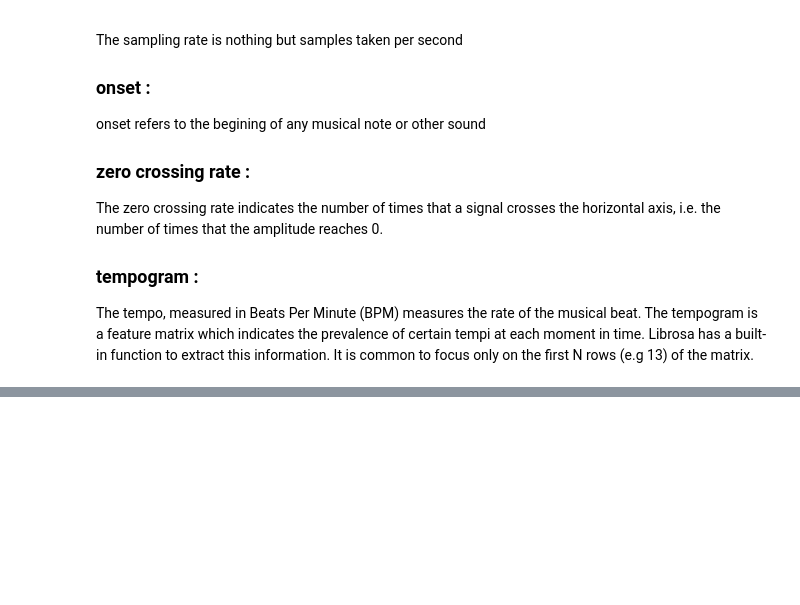
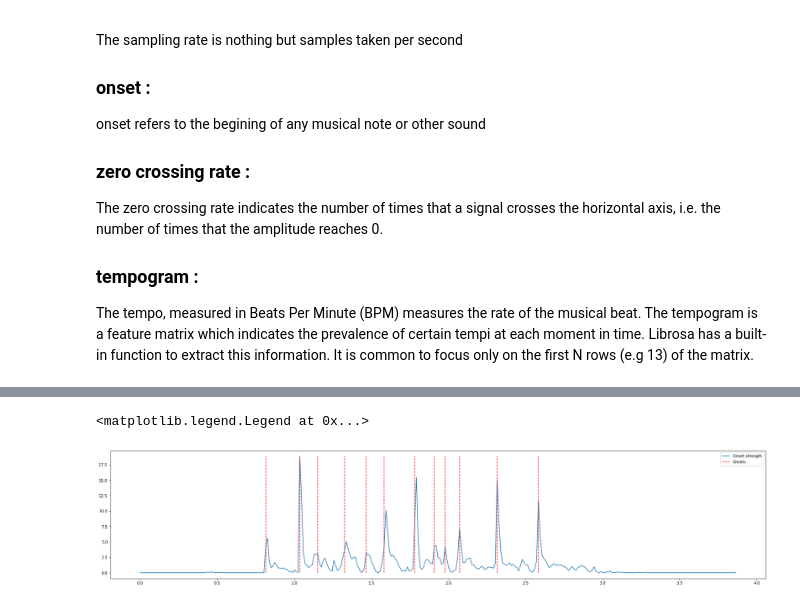
Before and after one commit to keder-code-hash/Kaggle_DL, a Jupyter notebook: sound-feature-extraction.ipynb, the cells around one changed output, grey strips where cells are left out. Drawn from its saved outputs; the diff is of its cells as text; code cells hidden in the pictures; blank space fills up the shorter version.

```diff
--- a/sound-feature-extraction.ipynb
+++ b/sound-feature-extraction.ipynb
@@ -271,0 +304,16 @@ plt.savefig('tempogram.png')
+# %%
+# onset detection graph visualization
+sampling_rate=44000
+o_env = librosa.onset.onset_strength(time_series_array, sr=sampling_rate)
+times = librosa.times_like(o_env, sr=sampling_rate)
+onset_frames = librosa.onset.onset_detect(onset_envelope=o_env, sr=sampling_rate)
+
+plt.figure(figsize = (30, 6))
+plt.plot(times, o_env, label='Onset strength')
+plt.vlines(times[onset_frames], 0, o_env.max(),
+             color='r', alpha=0.9,
+             linestyle='--', label='Onsets')
+plt.legend()
+# %% [output]
+<matplotlib.legend.Legend at 0x...>
+[figure, added]
```
Also changed, not shown: parts of 7 cells of this notebook.
